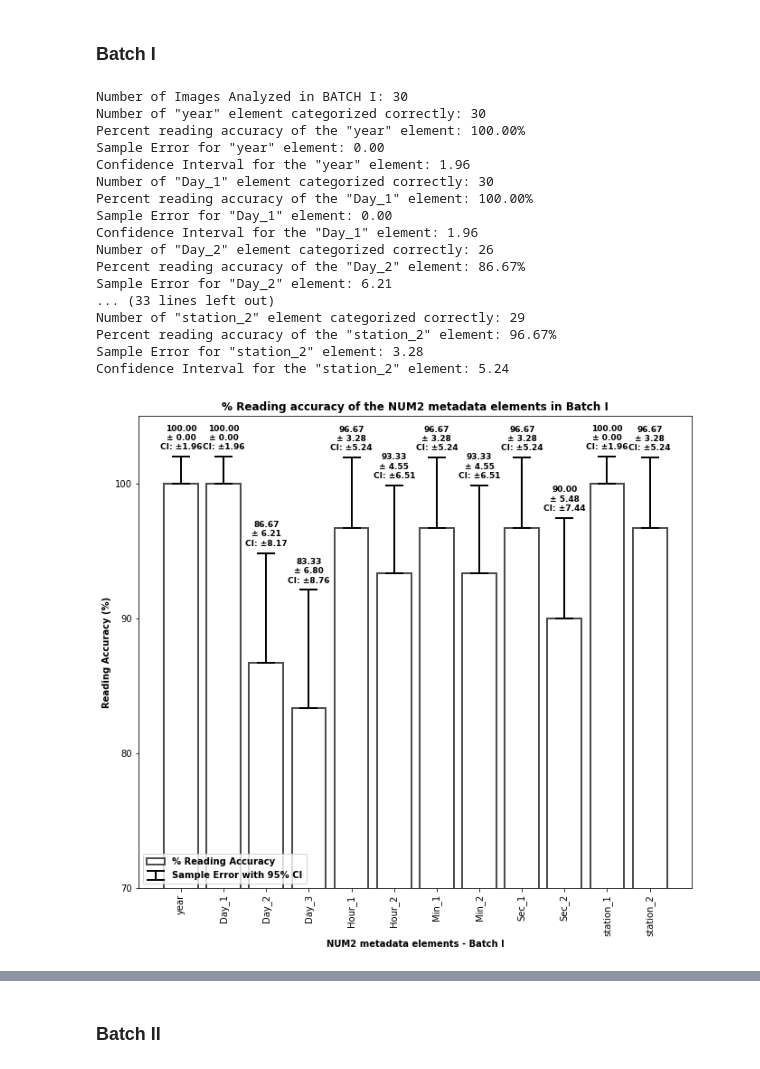
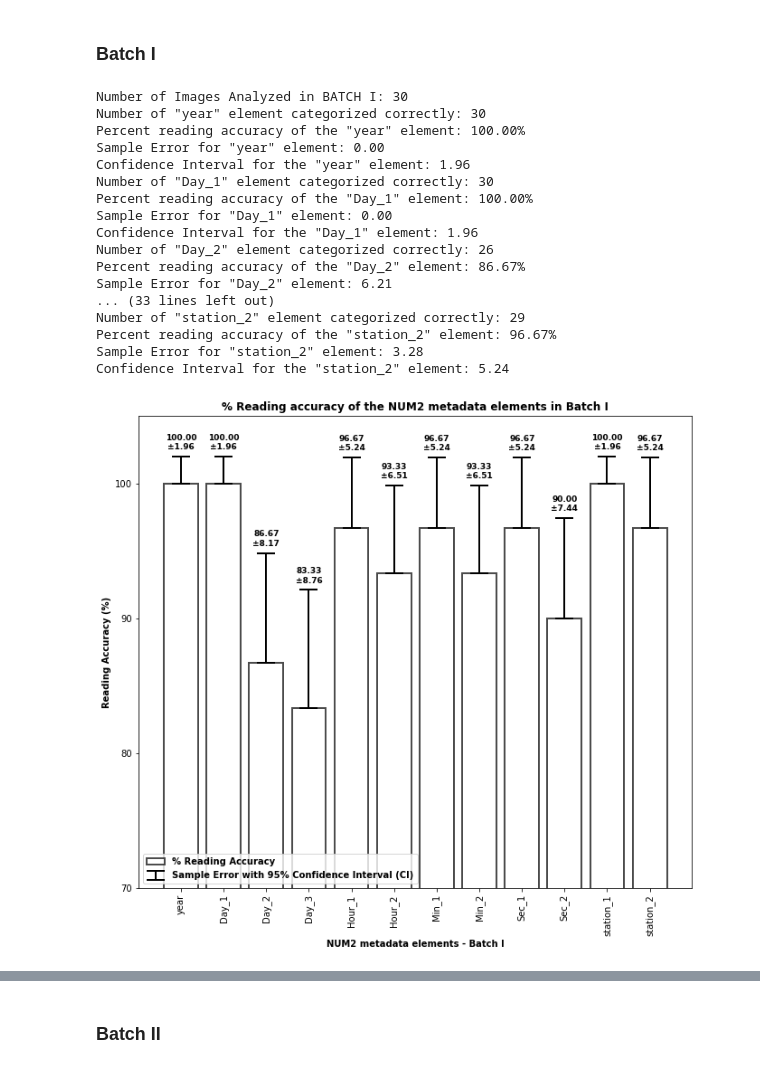
Before and after one commit to asc-csa/Alouette_ISIS_extract, a Jupyter notebook: code/C_Overall Metadata Reading Accuracy for Alouette-1.ipynb, the cells around one changed output, grey strips where cells are left out. Saved outputs shown, nothing was run; the diff lists cells and outputs as text; code cells hidden in the pictures.

```diff
--- a/code/C_Overall Metadata Reading Accuracy for Alouette-1.ipynb
+++ b/code/C_Overall Metadata Reading Accuracy for Alouette-1.ipynb
@@ -279,0 +239,39 @@ plt.show()
+# %%
+combined_accuracy_data = []
+for i in range(len(categorical_columns)):
+    column = categorical_columns [i]
+    combined_accuracy =(accuracy_data_I[i][1] + accuracy_data_II[i][1])/2
+    combined_sample_error = np.sqrt((accuracy_data_I[i][2]**2 + accuracy_data_II[i][2]**2)/2)
+    combined_confidence_interval = z_score * combined_sample_error
+    combined_accuracy_data.append((column, combined_accuracy,combined_sample_error,  combined_confidence_interval))
+
+#plotting the graph of batch I and II
+fig = plt.figure(figsize = (10, 5))
+categories, accuracies,sample_error, confidence_interval  = zip(*combined_accuracy_data)
+bar = plt.bar (categories, accuracies, color = 'white', edgecolor = 'black', alpha = 0.7, linewidth = 2)
+lower_error = np.zeros_like(sample_error)
+error_bar = plt.errorbar(categories, accuracies, yerr = (lower_error, confidence_interval),
+                         linestyle = '', capsize = 10, ecolor = 'black', elinewidth = 2,
+                         markeredgewidth = 2)
+plt.ylim(70, 105)
+plt.title ("% Reading accuracy of the overall NUM metadata elements", fontweight = 'bold')
+plt.xlabel("NUM metadata elements",  fontweight = 'bold')
+plt.ylabel("Reading Accuracy (%)",  fontweight = 'bold')
+plt.xticks(rotation=90)
+plt.yticks(np.arange(70, 105, step = 10))
+
+#adding a legend
+legend_handles = [bar[0], error_bar]
+legend_labels = ['% Reading Accuracy', 'Sample Error with 95% Confidence Interval (CI)']
+plt.legend(legend_handles, legend_labels, loc = 'lower left', prop = {'weight':'bold'})
+
+#adding numbers on top of the error bars and bars
+for i, (bar_height, err_height, conf_interval) in enumerate (zip(accuracies, sample_error, confidence_interval)):
+    text_height = max(bar_height, bar_height+err_height)
+    if text_height >100:
+        text_height = 100
+    plus_minus = '\u00B1' # used for +- symbol
+    err_text = f'{plus_minus}{conf_interval:.2f}'
+    plt.text(i, bar_height + err_height+ 4 ,f'{bar_height:.2f}\n{err_text}',  ha = 'center', color = 'black', fontsize = 9, weight = 'bold')
+plt.subplots_adjust(bottom = 0.25, top = 1.7, left = 0.1, right= 0.95)
+plt.show()
@@ -341,38 +341,38 @@ plt.yticks (np.arange(70, 105, step = 10))
 
 #creating a legend
 legend_handles = [bar[0], error_bar]
-legend_labels = ['% Reading Accuracy', 'Sample Error with 95% CI']
+legend_labels = ['% Reading Accuracy', 'Sample Error with 95% Confidence Interval (CI)']
 plt.legend(legend_handles, legend_labels, loc = 'lower left', prop = {'weight':'bold'})
 
 #adding the labels
 for i, (bar_height, err_height, conf_interval) in enumerate (zip(accuracies, sample_error, confidence_interval)):
     text_height = max(bar_height, bar_height+err_height)
     if text_height >100:
         text_height = 100
     plus_minus = '\u00B1' # used for +- symbol
-    err_text = f'{plus_minus} {err_height:.2f}\nCI: {plus_minus}{conf_interval:.2f}'
+    err_text = f'{plus_minus}{conf_interval:.2f}'
     plt.text(i, bar_height + err_height+ 2.5 ,f'{bar_height:.2f}\n{err_text}',  ha = 'center', color = 'black', fontsize = 9, weight = 'bold')
 plt.subplots_adjust(bottom = 0.25, top = 1.7, left = 0.1, right= 0.95)
 plt.show()
 # %% [output]
 Number of Images Analyzed in BATCH I: 30
 Number of "year" element categorized correctly: 30
 Percent reading accuracy of the "year" element: 100.00%
 Sample Error for "year" element: 0.00
 Confidence Interval for the "year" element: 1.96
 Number of "Day_1" element categorized correctly: 30
 Percent reading accuracy of the "Day_1" element: 100.00%
 Sample Error for "Day_1" element: 0.00
 Confidence Interval for the "Day_1" element: 1.96
 Number of "Day_2" element categorized correctly: 26
 Percent reading accuracy of the "Day_2" element: 86.67%
 Sample Error for "Day_2" element: 6.21
 ... (33 lines left out)
 Number of "station_2" element categorized correctly: 29
 Percent reading accuracy of the "station_2" element: 96.67%
 Sample Error for "station_2" element: 3.28
 Confidence Interval for the "station_2" element: 5.24
-[figure, old version]
+[figure, new version]
 # %%
 # BATCH I - Summary
 df_num2_I  = df_num2_I.loc[df_num2_I ['Issue'] != 'None']
```
Also changed, not shown: parts of 16 cells of this notebook.
